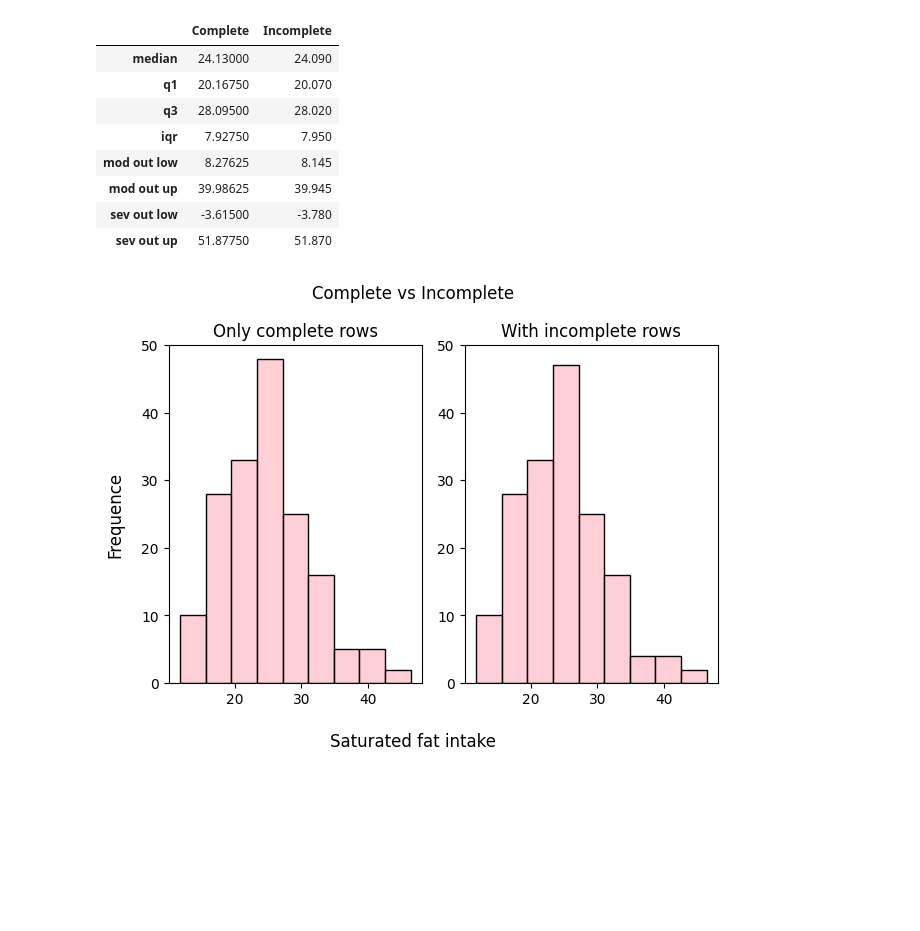
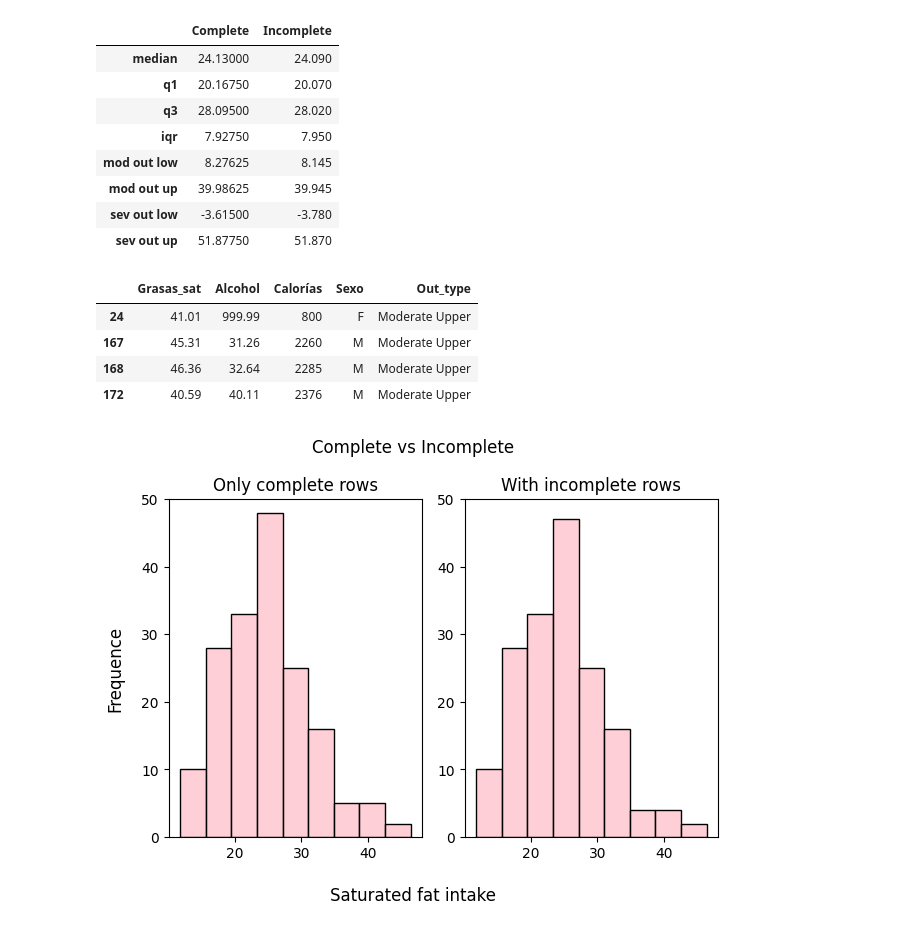
Before and after one commit to prausela/nutri-stats, a Jupyter notebook: main.ipynb, the cells around one changed output. Drawn from its saved outputs; the diff is of its cells as text; code cells hidden in the pictures; blank space fills up the shorter version.

```diff
--- a/main.ipynb
+++ b/main.ipynb
@@ -239,6 +274,16 @@ df_to_compare_dist_percentile_stats(fat_df[[SAT_FAT]], nm_df[[SAT_FAT]])
 | mod out up | 39.98625 | 39.945 |
 | sev out low | -3.61500 | -3.780 |
 | sev out up | 51.87750 | 51.870 |
+# %%
+fat_df_out = df_outliers(df, SAT_FAT)
+fat_df_out = fat_df_out[fat_df_out[SAT_FAT] != MISSING_VAL]
+fat_df_out
+# %% [output]
+|  | Grasas_sat | Alcohol | Calorías | Sexo | Out_type |
+| 24 | 41.01 | 999.99 | 800 | F | Moderate Upper |
+| 167 | 45.31 | 31.26 | 2260 | M | Moderate Upper |
+| 168 | 46.36 | 32.64 | 2285 | M | Moderate Upper |
+| 172 | 40.59 | 40.11 | 2376 | M | Moderate Upper |
 # %%
 figure, axis = plt.subplots(1, 2)
 sns.histplot(x=SAT_FAT, data=fat_df,             ax=axis[0], color="pink", bins=(math.ceil(math.log2(fat_df.shape[0]))+1))
```
Also changed, not shown: parts of 8 cells of this notebook.
